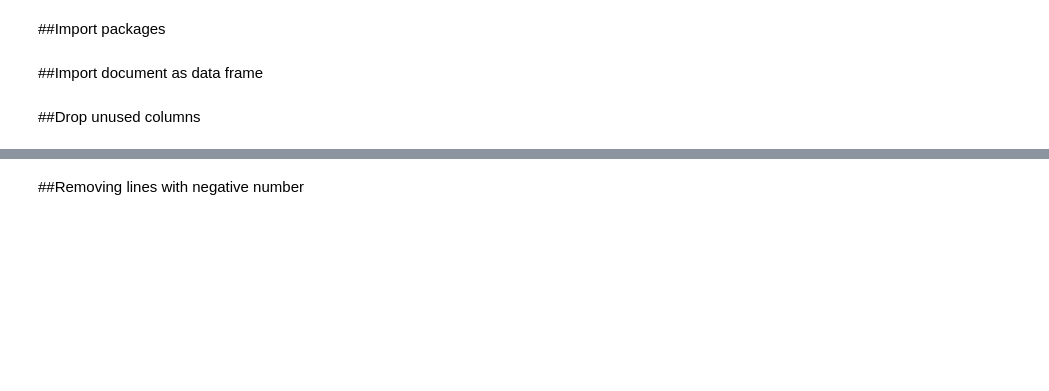
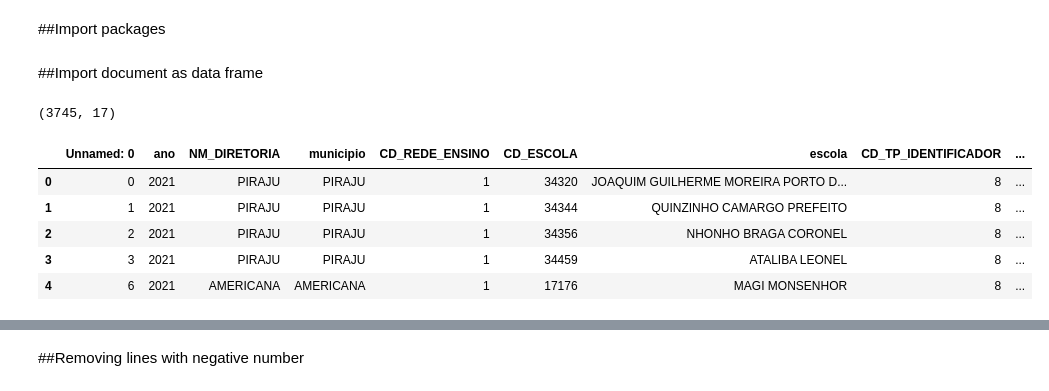
Before and after one commit to maiconspa/student-analysis, a Jupyter notebook: a3_ia.ipynb, the cells around one changed output, grey strips where cells are left out. Saved outputs shown, nothing was run; the diff lists cells and outputs as text; code cells hidden in the pictures; blank space fills up the shorter version.

```diff
--- a/a3_ia.ipynb
+++ b/a3_ia.ipynb
@@ -16,3 +15,13 @@ df = pd.read_excel('./Fluxo_Escolar_por_Escola.xlsx')
-# %% [markdown]
-##Drop unused columns
+# %%
+df_cleaned = pd.read_excel('./output/fluxo_escolar_2021_cleaned.xlsx',engine='openpyxl')
+print(df_cleaned.shape)
+df_cleaned.head()
+# %% [output]
+(3745, 17)
+|  | Unnamed: 0 | ano | NM_DIRETORIA | municipio | CD_REDE_ENSINO | CD_ESCOLA | escola | CD_TP_IDENTIFICADOR | ... |
+| 0 | 0 | 2021 | PIRAJU | PIRAJU | 1 | 34320 | JOAQUIM GUILHERME MOREIRA PORTO D... | 8 | ... |
+| 1 | 1 | 2021 | PIRAJU | PIRAJU | 1 | 34344 | QUINZINHO CAMARGO PREFEITO | 8 | ... |
+| 2 | 2 | 2021 | PIRAJU | PIRAJU | 1 | 34356 | NHONHO BRAGA CORONEL | 8 | ... |
+| 3 | 3 | 2021 | PIRAJU | PIRAJU | 1 | 34459 | ATALIBA LEONEL | 8 | ... |
+| 4 | 6 | 2021 | AMERICANA | AMERICANA | 1 | 17176 | MAGI MONSENHOR | 8 | ... |
 # %%
```
Also changed, not shown: parts of 61 cells of this notebook.
